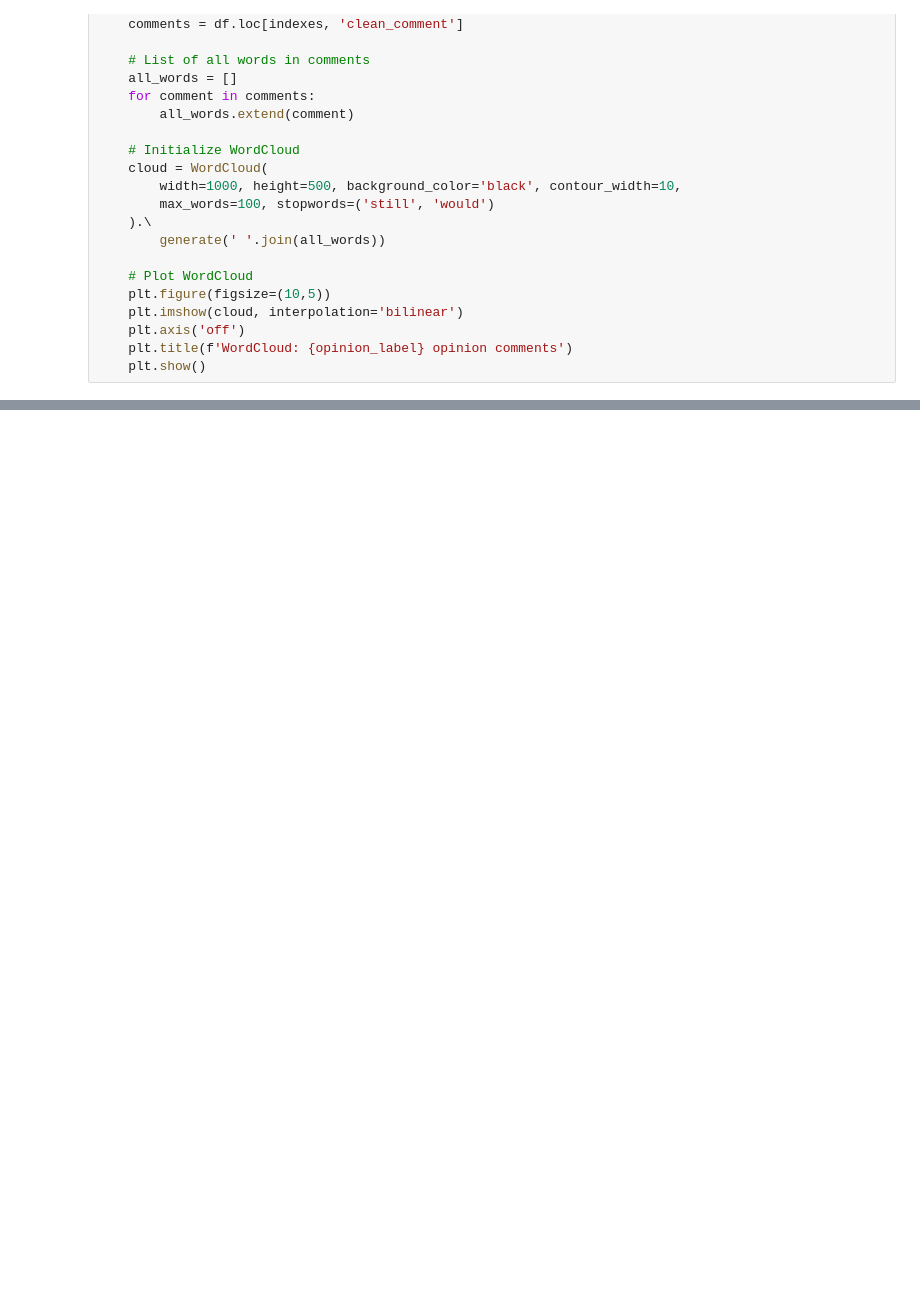
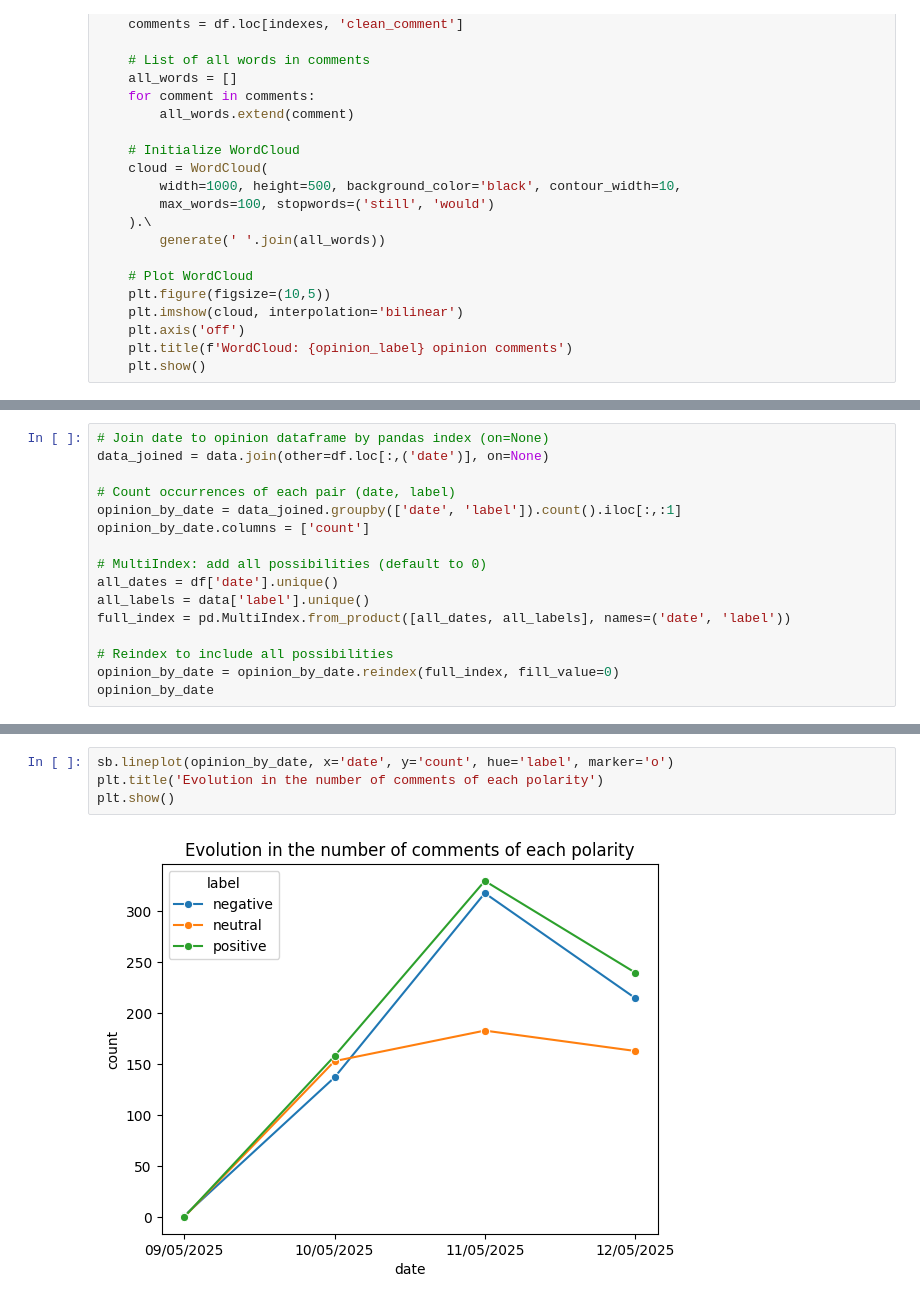
Before and after one commit to DomingoPC/Sentiment-Analysis-Warframe, a Jupyter notebook: sentiment-analysis.ipynb, the cells around one changed output, grey strips where cells are left out. Saved outputs shown, nothing was run; the diff lists cells and outputs as text; blank space fills up the shorter version.

```diff
--- a/sentiment-analysis.ipynb
+++ b/sentiment-analysis.ipynb
@@ -174,0 +230,16 @@ for opinion_label in data_no_introduction['label'].unique():
+# %%
+# Join date to opinion dataframe by pandas index (on=None)
+data_joined = data.join(other=df.loc[:,('date')], on=None)
+
+# Count occurrences of each pair (date, label)
+opinion_by_date = data_joined.groupby(['date', 'label']).count().iloc[:,:1]
+opinion_by_date.columns = ['count']
+
+# MultiIndex: add all possibilities (default to 0)
+all_dates = df['date'].unique()
+all_labels = data['label'].unique()
+full_index = pd.MultiIndex.from_product([all_dates, all_labels], names=('date', 'label'))
+
+# Reindex to include all possibilities
+opinion_by_date = opinion_by_date.reindex(full_index, fill_value=0)
+opinion_by_date
@@ -174,0 +261,6 @@ for opinion_label in data_no_introduction['label'].unique():
+# %%
+sb.lineplot(opinion_by_date, x='date', y='count', hue='label', marker='o')
+plt.title('Evolution in the number of comments of each polarity')
+plt.show()
+# %% [output]
+[figure, added]
```
Also changed, not shown: parts of 17 cells of this notebook.
